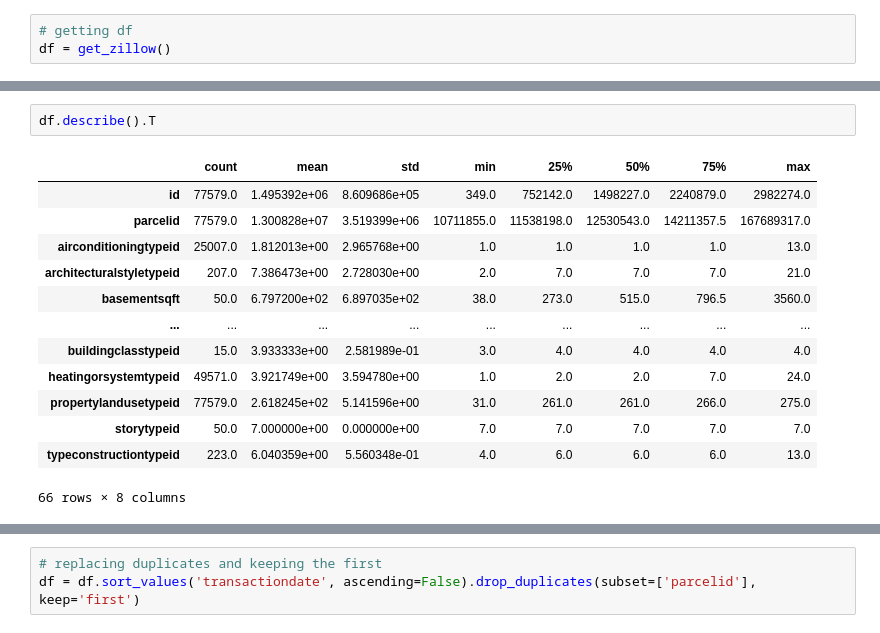
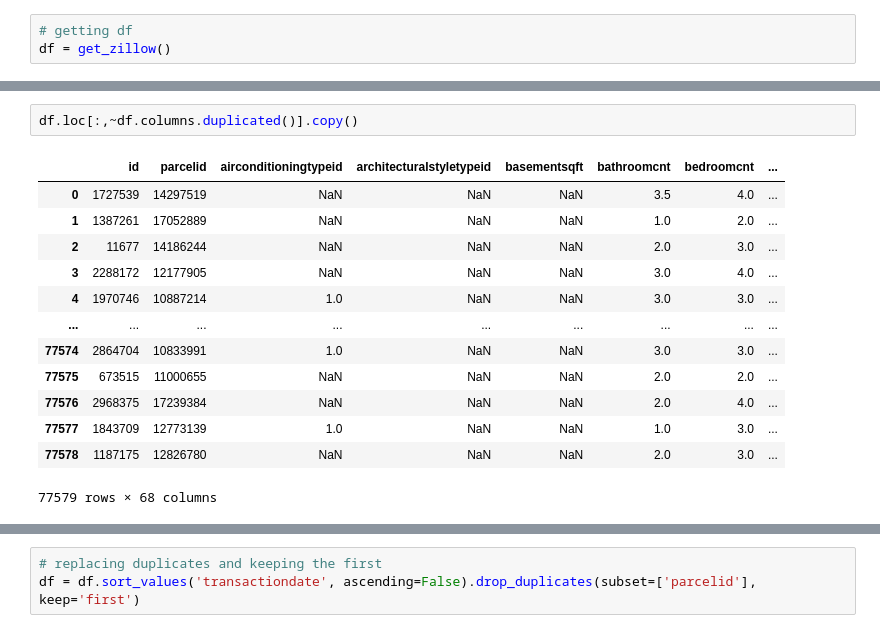
Before and after one commit to aaron-mv-moore/clustering-exercises, a Jupyter notebook: zillow.ipynb, the cells around one changed output, grey strips where cells are left out. Saved outputs shown, nothing was run; the diff lists cells and outputs as text.

```diff
--- a/zillow.ipynb
+++ b/zillow.ipynb
@@ -33,16 +80,16 @@ memory usage: 45.6+ MB
-# %%
-df.describe().T
-# %% [output]
-|  | count | mean | std | min | 25% | 50% | 75% | max |
-| id | 77579.0 | 1.495392e+06 | 8.609686e+05 | 349.0 | 752142.0 | 1498227.0 | 2240879.0 | 2982274.0 |
-| parcelid | 77579.0 | 1.300828e+07 | 3.519399e+06 | 10711855.0 | 11538198.0 | 12530543.0 | 14211357.5 | 167689317.0 |
-| airconditioningtypeid | 25007.0 | 1.812013e+00 | 2.965768e+00 | 1.0 | 1.0 | 1.0 | 1.0 | 13.0 |
-| architecturalstyletypeid | 207.0 | 7.386473e+00 | 2.728030e+00 | 2.0 | 7.0 | 7.0 | 7.0 | 21.0 |
-| basementsqft | 50.0 | 6.797200e+02 | 6.897035e+02 | 38.0 | 273.0 | 515.0 | 796.5 | 3560.0 |
-| ... | ... | ... | ... | ... | ... | ... | ... | ... |
-| buildingclasstypeid | 15.0 | 3.933333e+00 | 2.581989e-01 | 3.0 | 4.0 | 4.0 | 4.0 | 4.0 |
-| heatingorsystemtypeid | 49571.0 | 3.921749e+00 | 3.594780e+00 | 1.0 | 2.0 | 2.0 | 7.0 | 24.0 |
-| propertylandusetypeid | 77579.0 | 2.618245e+02 | 5.141596e+00 | 31.0 | 261.0 | 261.0 | 266.0 | 275.0 |
-| storytypeid | 50.0 | 7.000000e+00 | 0.000000e+00 | 7.0 | 7.0 | 7.0 | 7.0 | 7.0 |
-| typeconstructiontypeid | 223.0 | 6.040359e+00 | 5.560348e-01 | 4.0 | 6.0 | 6.0 | 6.0 | 13.0 |
-66 rows × 8 columns
+# %%
+df.loc[:,~df.columns.duplicated()].copy()
+# %% [output]
+|  | id | parcelid | airconditioningtypeid | architecturalstyletypeid | basementsqft | bathroomcnt | bedroomcnt | ... |
+| 0 | 1727539 | 14297519 | NaN | NaN | NaN | 3.5 | 4.0 | ... |
+| 1 | 1387261 | 17052889 | NaN | NaN | NaN | 1.0 | 2.0 | ... |
+| 2 | 11677 | 14186244 | NaN | NaN | NaN | 2.0 | 3.0 | ... |
+| 3 | 2288172 | 12177905 | NaN | NaN | NaN | 3.0 | 4.0 | ... |
+| 4 | 1970746 | 10887214 | 1.0 | NaN | NaN | 3.0 | 3.0 | ... |
+| ... | ... | ... | ... | ... | ... | ... | ... | ... |
+| 77574 | 2864704 | 10833991 | 1.0 | NaN | NaN | 3.0 | 3.0 | ... |
+| 77575 | 673515 | 11000655 | NaN | NaN | NaN | 2.0 | 2.0 | ... |
+| 77576 | 2968375 | 17239384 | NaN | NaN | NaN | 2.0 | 4.0 | ... |
+| 77577 | 1843709 | 12773139 | 1.0 | NaN | NaN | 1.0 | 3.0 | ... |
+| 77578 | 1187175 | 12826780 | NaN | NaN | NaN | 2.0 | 3.0 | ... |
+77579 rows × 68 columns
```
Also changed, not shown: parts of 35 cells of this notebook, 2 other files.
